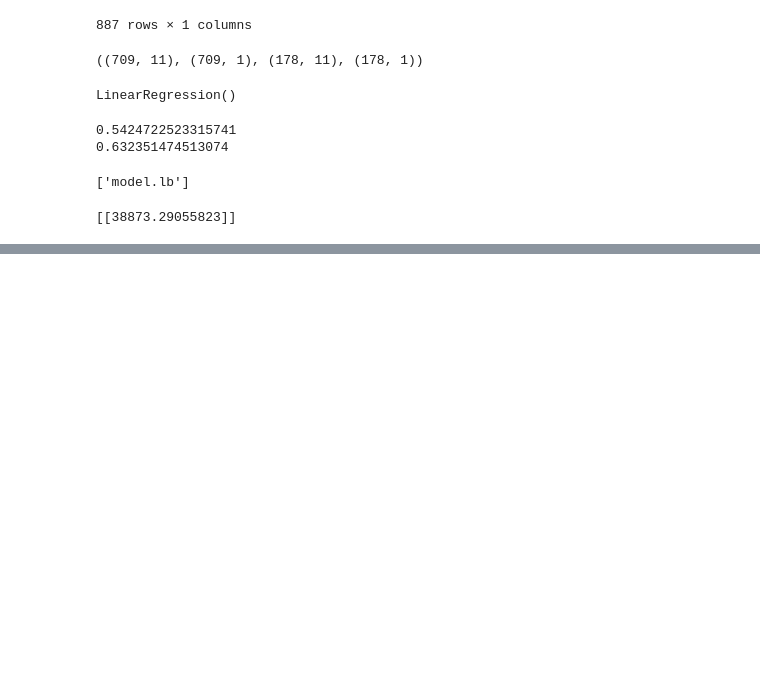
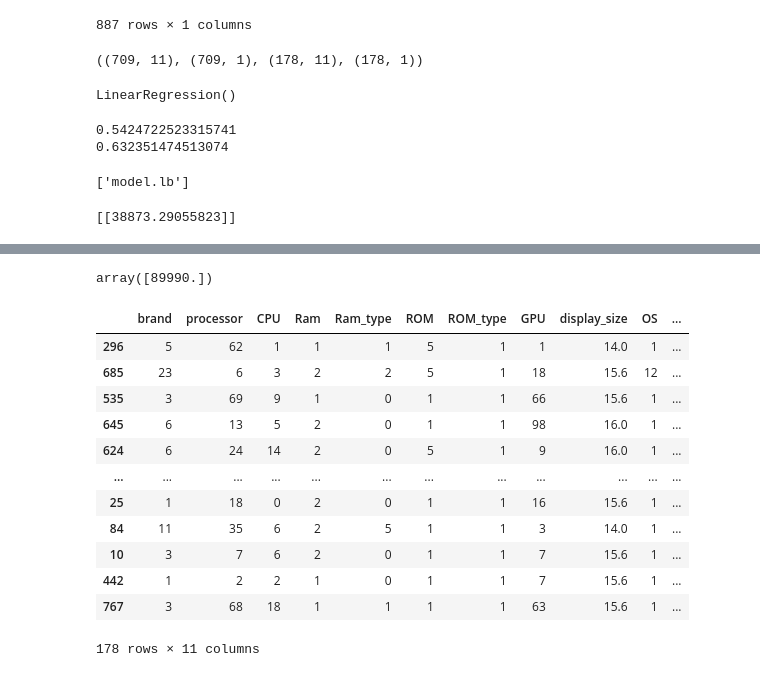
Before and after one commit to Ritika-Gauttam/Laptop_Price_Prediction, a Jupyter notebook: laptop_price_prediction.ipynb, the cells around one changed output, grey strips where cells are left out. Saved outputs shown, nothing was run; the diff lists cells and outputs as text; code cells hidden in the pictures; blank space fills up the shorter version.

```diff
--- a/laptop_price_prediction.ipynb
+++ b/laptop_price_prediction.ipynb
@@ -507,0 +578,20 @@ print(laptop_1_price)
+# %%
+dtr.predict([[26,39	, 3 , 	2	,1,	1,	1,	2,	14.0,	1,	2]])
+# %% [output]
+array([89990.])
+# %%
+x_test
+# %% [output]
+|  | brand | processor | CPU | Ram | Ram_type | ROM | ROM_type | GPU | display_size | OS | ... |
+| 296 | 5 | 62 | 1 | 1 | 1 | 5 | 1 | 1 | 14.0 | 1 | ... |
+| 685 | 23 | 6 | 3 | 2 | 2 | 5 | 1 | 18 | 15.6 | 12 | ... |
+| 535 | 3 | 69 | 9 | 1 | 0 | 1 | 1 | 66 | 15.6 | 1 | ... |
+| 645 | 6 | 13 | 5 | 2 | 0 | 1 | 1 | 98 | 16.0 | 1 | ... |
+| 624 | 6 | 24 | 14 | 2 | 0 | 5 | 1 | 9 | 16.0 | 1 | ... |
+| ... | ... | ... | ... | ... | ... | ... | ... | ... | ... | ... | ... |
+| 25 | 1 | 18 | 0 | 2 | 0 | 1 | 1 | 16 | 15.6 | 1 | ... |
+| 84 | 11 | 35 | 6 | 2 | 5 | 1 | 1 | 3 | 14.0 | 1 | ... |
+| 10 | 3 | 7 | 6 | 2 | 0 | 1 | 1 | 7 | 15.6 | 1 | ... |
+| 442 | 1 | 2 | 2 | 1 | 0 | 1 | 1 | 7 | 15.6 | 1 | ... |
+| 767 | 3 | 68 | 18 | 1 | 1 | 1 | 1 | 63 | 15.6 | 1 | ... |
+178 rows × 11 columns
```
Also changed, not shown: parts of 17 cells of this notebook.
